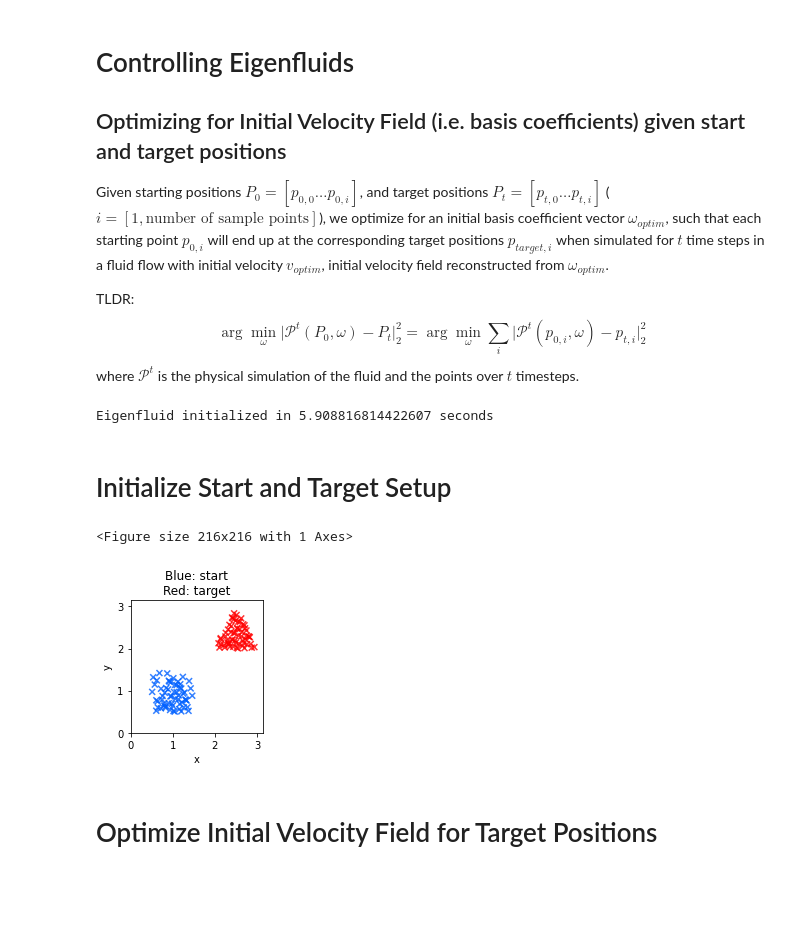
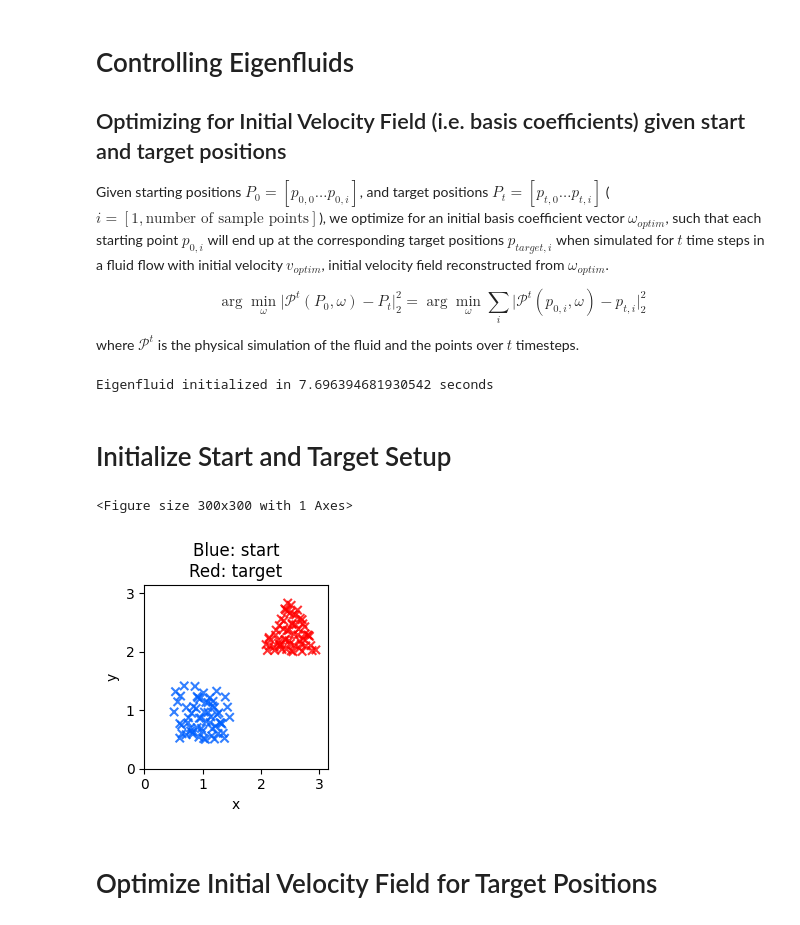
Before and after one commit to bobarna/eigenfluid-control, a Jupyter notebook: eigenfluid-optimization-points.ipynb, the cells around one changed output. Saved outputs shown, nothing was run; the diff lists cells and outputs as text; code cells hidden in the pictures; blank space fills up the shorter version.

```diff
--- a/eigenfluid-optimization-points.ipynb
+++ b/eigenfluid-optimization-points.ipynb
@@ -4,7 +4,6 @@
 
 Given starting positions $P_{0} = [p_{0,0}\dots p_{0,i}]$, and target positions $P_{t} = [p_{t,0}\dots p_{t,i}]$ ($i = [1, \text{number of sample points}]$), we optimize for an initial basis coefficient vector $\omega_{optim}$, such that each starting point $p_{0,i}$ will end up at the corresponding target positions $p_{target, i}$ when simulated for $t$ time steps in a fluid flow with initial velocity $v_{optim}$, initial velocity field reconstructed from $\omega_{optim}$.
 
-TLDR:
 $$
 \arg\min_{\omega} \Big|\mathcal{P}^{t}(P_0, \omega) - P_t\Big|_2^2 =
 \arg\min_{\omega} \sum_{i}\Big|\mathcal{P}^{t}(p_{0,i}, \omega) - p_{t,i}\Big|_2^2
@@ -27,45 +26,35 @@ N = 4**2
 # Domain sizes
 DOMAIN = Box(x=math.PI, y=math.PI)
 SAMPLING_SIZE = 32
+
+start_time = time.time()
+eigenfluid = Eigenfluid(N, DOMAIN, SAMPLING_SIZE)
+end_time = time.time()
+print("Eigenfluid initialized in {} seconds".format(end_time-start_time))
+# %% [output]
+Eigenfluid initialized in 7.696394681930542 seconds
-# %%
-start_time = time.time()
-eigenfluid = Eigenfluid(N, DOMAIN, SAMPLING_SIZE)
-end_time = time.time()
-print("Eigenfluid initialized in {} seconds".format(end_time-start_time))
-# %% [output]
-Eigenfluid initialized in 5.908816814422607 seconds
 # %% [markdown]
 # Initialize Start and Target Setup
 # %%
-#c = Circle(pos=(1.5, 1.5), radius=1)
-#s = Square(pos=(1.5, 1.5))
-#t = Triangle(pos=(0.5, 0.5))
-
 shape_0 = Square(pos=(0.5, 0.5))
 shape_target = Triangle(pos=(2, 2))
 
 # Get O overlapping, and U non-necessarily overlapping ('unique') sample points
 O = 30
 U = 30
-sampler_union = ShapeSampler(shape_0, shape_target, N=O, h1=2, h2=7)
-sampler_0 = ShapeSampler(shape_0, N=U, h1=3, h2=11)
-sampler_target = ShapeSampler(shape_target, N=U, h1=3, h2=11)
 
-# Concatenate both the union and non-union points
-p_0 = math.concat((sampler_union.p, sampler_0.p), instance('i'))
-p_0 = shape_0.create_points(p_0)
-p_target = math.concat((sampler_union.p, sampler_target.p), instance('i'))
-p_target = shape_target.create_points(p_target)
+p_0, p_target = get_points_for_shapes(shape_0, shape_target, O, U)
 
 plot({"Blue: start\nRed: target":
      vis.overlay(
         PointCloud(p_0, bounds=DOMAIN),
         PointCloud(p_target, bounds=DOMAIN, color="red")
      )},
-     size=(3,3))
+     size=(3,3)
+)
 # %% [output]
-<Figure size 216x216 with 1 Axes>
+<Figure size 300x300 with 1 Axes>
-[figure, old version]
+[figure, new version]
 # %% [markdown]
 # Optimize Initial Velocity Field for Target Positions
 # %%
```
Also changed, not shown: parts of 4 cells of this notebook, 4 other files.
